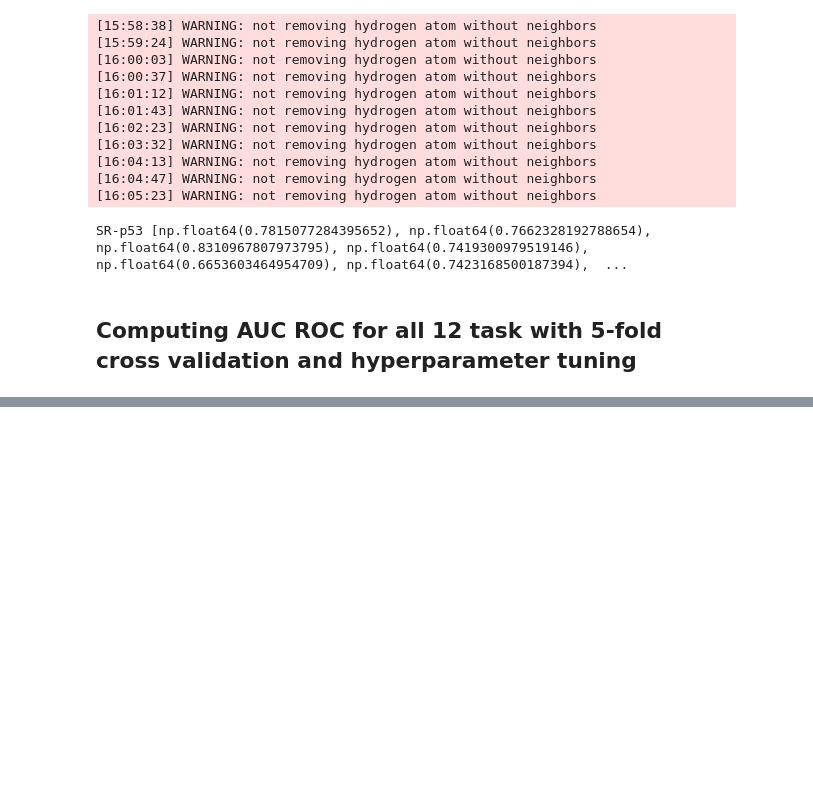
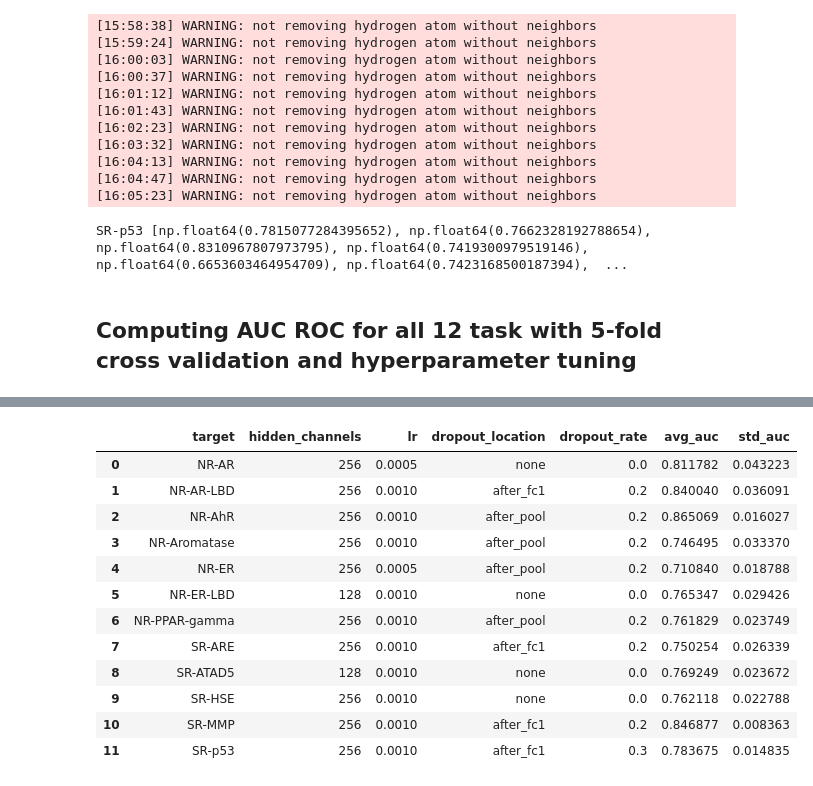
Before and after one commit to chanopsethiwan/MolecularPropertiesPrediction, a Jupyter notebook: notebook/GNN.ipynb, the cells around one changed output, grey strips where cells are left out. Saved outputs shown, nothing was run; the diff lists cells and outputs as text; code cells hidden in the pictures; blank space fills up the shorter version.

```diff
--- a/notebook/GNN.ipynb
+++ b/notebook/GNN.ipynb
@@ -457,10 +546,12 @@ from sklearn.model_selection import StratifiedKFold
 
 best_results = []
 
-hidden_channels_options = [64, 128, 256, 512]
+hidden_channels_options = [64, 128, 256]
 lr_options = [1e-3, 5e-4, 1e-4]
-dropout_locations = ['none', 'after_pool', 'after_fc1', 'both']
-dropout_rate_options = [0.2, 0.3, 0.4]
+dropout_locations = ['none', 'after_pool', 'after_fc1']
+dropout_rate_options = [0.2, 0.3]
+# define the number of epochs
+num_epochs = 6
 # %%
 for target in targets:
     print(f"\nProcessing target: {target}")
@@ -470,6 +561,8 @@ for target in targets:
     mask = y.notna()
     x_clean = df['smiles'][mask].to_list()
     y_clean = y[mask].astype(int).to_list()
+
+    full_dataset = create_pytorch_geometric_graph_data_list_from_smiles_and_labels(x_clean, y_clean)
 
     skf = StratifiedKFold(n_splits=5, shuffle=True, random_state=42)
 
@@ -486,13 +579,8 @@ for target in targets:
                     auc_scores = []
 
                     for fold_idx, (train_idx, test_idx) in enumerate(skf.split(x_clean, y_clean)):
-                        x_train = [x_clean[i] for i in train_idx]
-                        y_train = [y_clean[i] for i in train_idx]
-                        x_test = [x_clean[i] for i in test_idx]
-                        y_test = [y_clean[i] for i in test_idx]
-
-                        train_dataset = create_pytorch_geometric_graph_data_list_from_smiles_and_labels(x_train, y_train)
-                        test_dataset = create_pytorch_geometric_graph_data_list_from_smiles_and_labels(x_test, y_test)
+                        train_dataset = [full_dataset[i] for i in train_idx]
+                        test_dataset = [full_dataset[i] for i in test_idx]
 
                         train_loader = DataLoader(train_dataset, batch_size=32, shuffle=True)
                         test_loader = DataLoader(test_dataset, batch_size=32, shuffle=False)
@@ -513,7 +601,7 @@ for target in targets:
                                 data = data.to(device)
                                 optimizer.zero_grad()
                                 out = model(data)
-                                loss = F.nll_loss(out, data.y.long())
+                                loss = F.nll_loss(out, data.y.long(), weight=torch.tensor([0.5, 5]).to(device))
                                 loss.backward()
                                 optimizer.step()
 
@@ -568,0 +740,16 @@ best_df = pd.DataFrame(best_results)
+# %%
+best_df
+# %% [output]
+|  | target | hidden_channels | lr | dropout_location | dropout_rate | avg_auc | std_auc |
+| 0 | NR-AR | 256 | 0.0005 | none | 0.0 | 0.811782 | 0.043223 |
+| 1 | NR-AR-LBD | 256 | 0.0010 | after_fc1 | 0.2 | 0.840040 | 0.036091 |
+| 2 | NR-AhR | 256 | 0.0010 | after_pool | 0.2 | 0.865069 | 0.016027 |
+| 3 | NR-Aromatase | 256 | 0.0010 | after_pool | 0.2 | 0.746495 | 0.033370 |
+| 4 | NR-ER | 256 | 0.0005 | after_pool | 0.2 | 0.710840 | 0.018788 |
+| 5 | NR-ER-LBD | 128 | 0.0010 | none | 0.0 | 0.765347 | 0.029426 |
+| 6 | NR-PPAR-gamma | 256 | 0.0010 | after_pool | 0.2 | 0.761829 | 0.023749 |
+| 7 | SR-ARE | 256 | 0.0010 | after_fc1 | 0.2 | 0.750254 | 0.026339 |
+| 8 | SR-ATAD5 | 128 | 0.0010 | none | 0.0 | 0.769249 | 0.023672 |
+| 9 | SR-HSE | 256 | 0.0010 | none | 0.0 | 0.762118 | 0.022788 |
+| 10 | SR-MMP | 256 | 0.0010 | after_fc1 | 0.2 | 0.846877 | 0.008363 |
+| 11 | SR-p53 | 256 | 0.0010 | after_fc1 | 0.3 | 0.783675 | 0.014835 |
```
Also changed, not shown: parts of 9 cells of this notebook, 2 other files.
